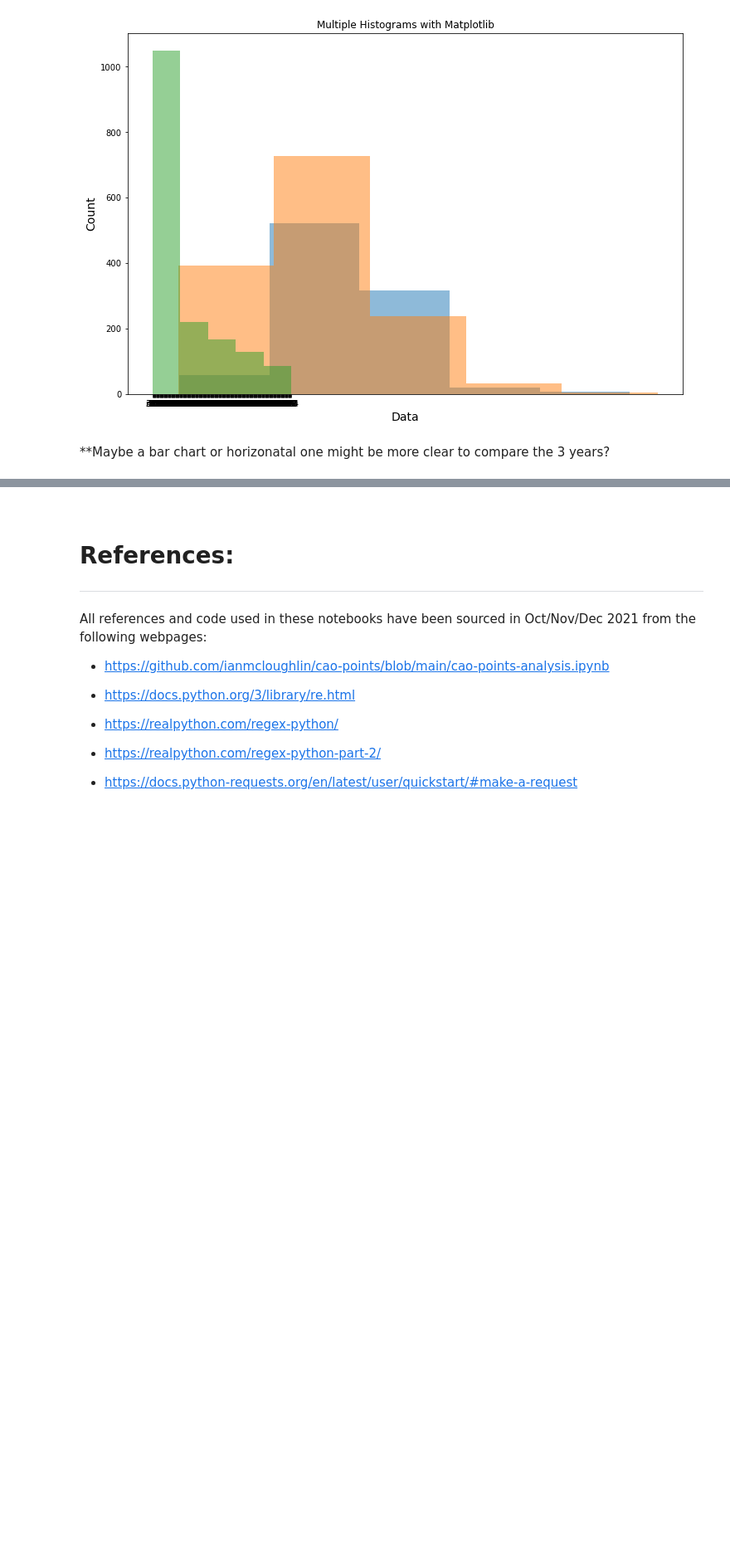
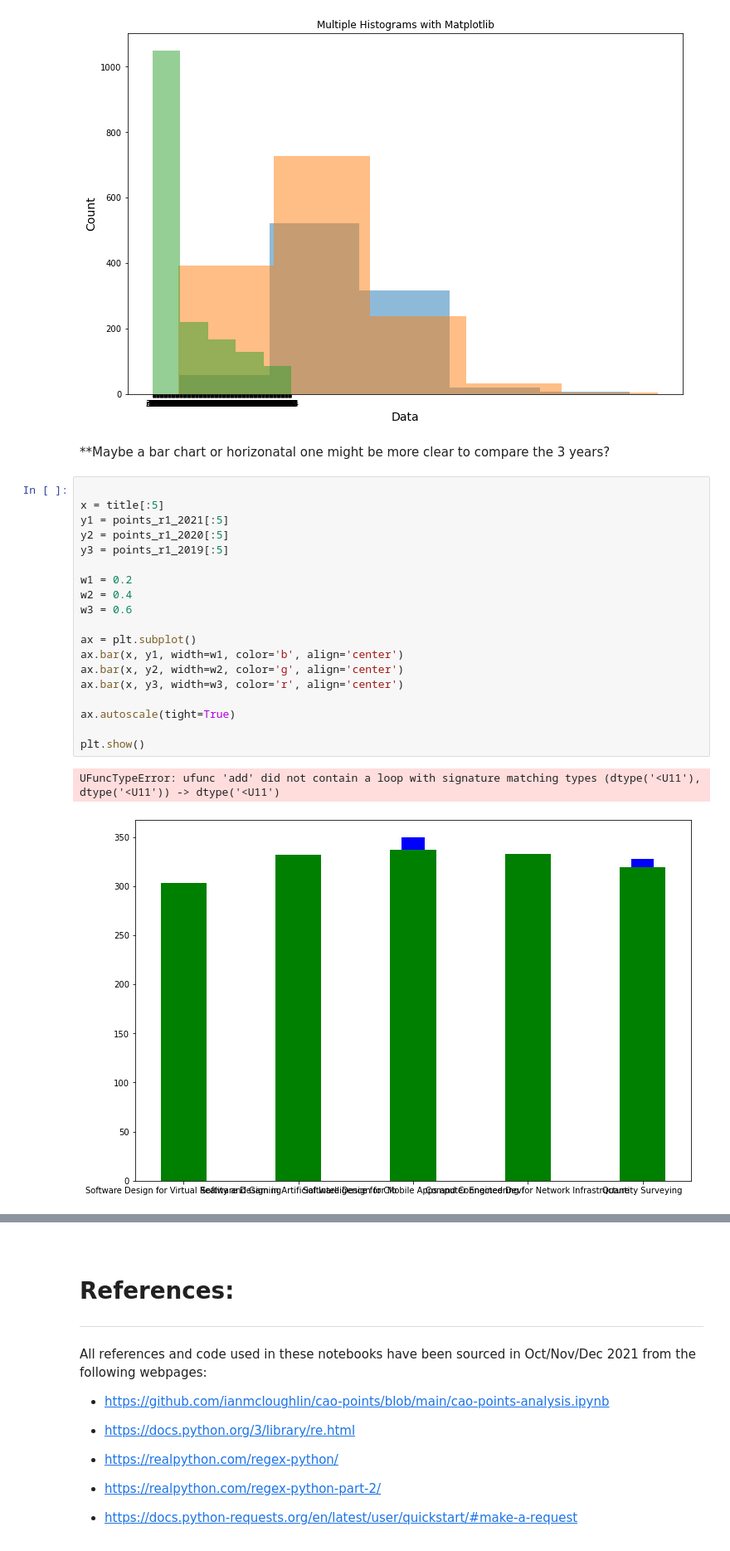
Before and after one commit to SarahMcN25/fundamentals, a Jupyter notebook: cao.ipynb, the cells around one changed output, grey strips where cells are left out. Shown at 83% size. Drawn from its saved outputs; the diff is of its cells as text; blank space fills up the shorter version.

Commit message:
attempt at a bar plot - need to fix

```diff
--- a/cao.ipynb
+++ b/cao.ipynb
@@ -1154,3 +1150,25 @@ plt.show()
 [figure]
 # %% [markdown]
 **Maybe a bar chart or horizonatal one might be more clear to compare the 3 years?
+# %%
+
+x = title[:5]
+y1 = points_r1_2021[:5]
+y2 = points_r1_2020[:5]
+y3 = points_r1_2019[:5]
+
+w1 = 0.2
+w2 = 0.4
+w3 = 0.6
+
+ax = plt.subplot()
+ax.bar(x, y1, width=w1, color='b', align='center')
+ax.bar(x, y2, width=w2, color='g', align='center')
+ax.bar(x, y3, width=w3, color='r', align='center')
+
+ax.autoscale(tight=True)
+
+plt.show()
+# %% [output]
+UFuncTypeError: ufunc 'add' did not contain a loop with signature matching types (dtype('<U11'), dtype('<U11')) -> dtype('<U11')
+[figure, added]
```
Also changed, not shown: parts of 5 cells of this notebook, 5 other files.
